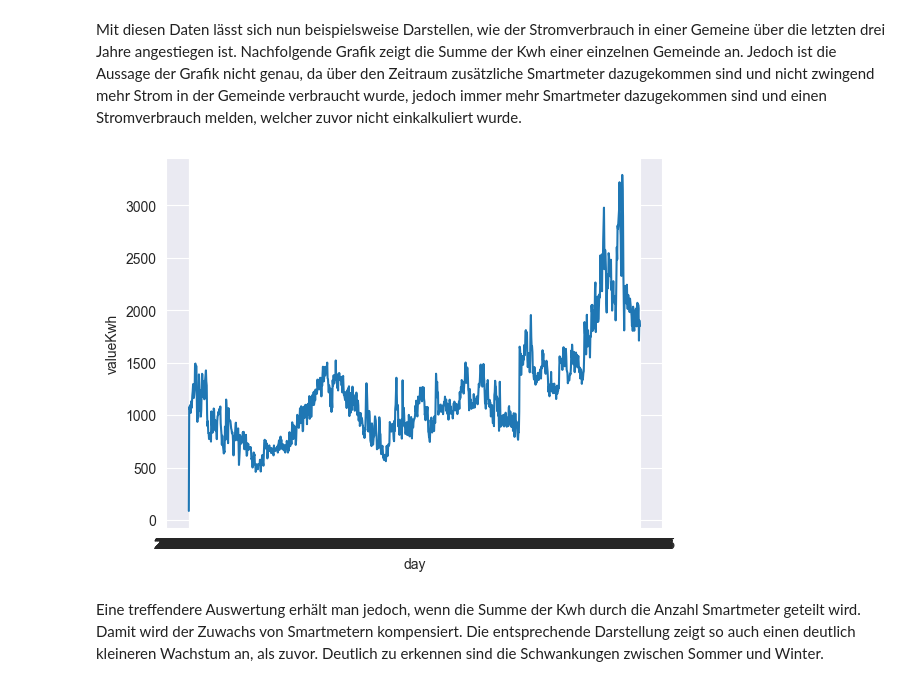
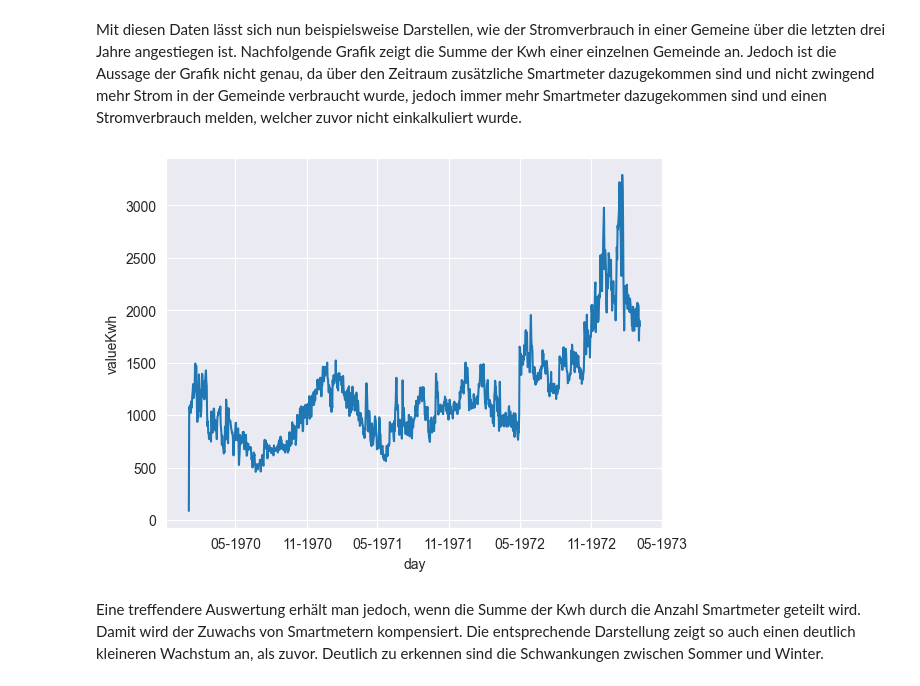
Before and after one commit to 7Horizon/BINA-CaseStudy, a Jupyter notebook: bina_dataimport.ipynb, the cells around one changed output. Drawn from its saved outputs; the diff is of its cells as text; code cells hidden in the pictures.

```diff
--- a/bina_dataimport.ipynb
+++ b/bina_dataimport.ipynb
@@ -671,9 +694,11 @@ Mit diesen Daten lässt sich nun beispielsweise Darstellen, wie der Stromverbrau
 # %%
 df = pd.read_sql_query("SELECT SUM(valueKwh) as valueKwh, plz,STRFTIME('%Y-%m-%d', timestamp) as day FROM smartmeter where plz=6016 GROUP BY day;", connection)
 plot = sns.lineplot(data=df, x='day', y='valueKwh')
+plot.xaxis.set_major_locator(mdates.MonthLocator(interval=6))
+plot.xaxis.set_major_formatter(mdates.DateFormatter('%m-%Y'))
 plt.show()
 # %% [output]
-[figure, old version]
+[figure, new version]
 # %% [markdown]
 Eine treffendere Auswertung erhält man jedoch, wenn die Summe der Kwh durch die Anzahl Smartmeter geteilt wird. Damit wird der Zuwachs von Smartmetern kompensiert. Die entsprechende Darstellung zeigt so auch einen deutlich kleineren Wachstum an, als zuvor. Deutlich zu erkennen sind die Schwankungen zwischen Sommer und Winter.
 # %%
```
Also changed, not shown: parts of 3 cells of this notebook.
